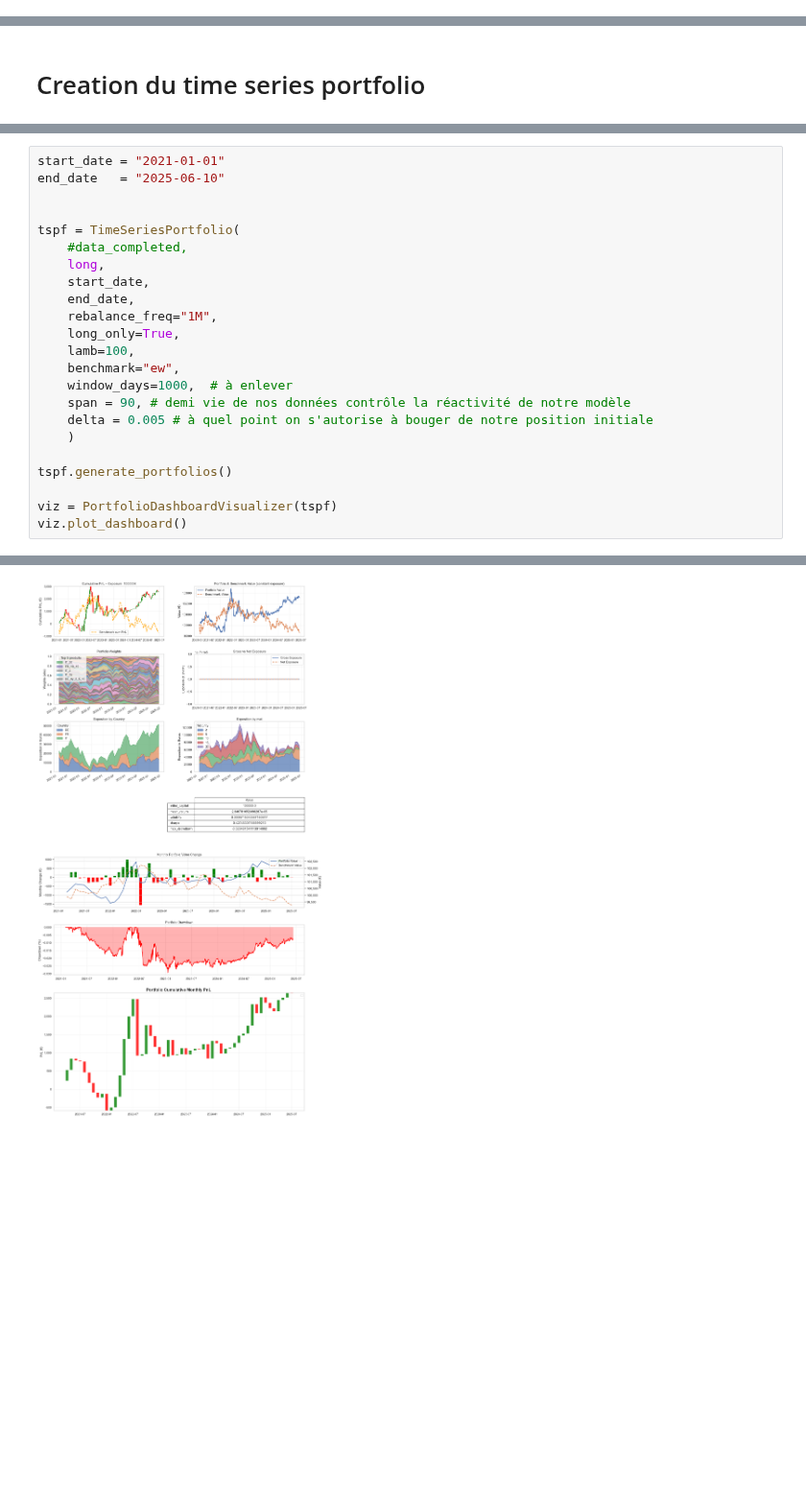
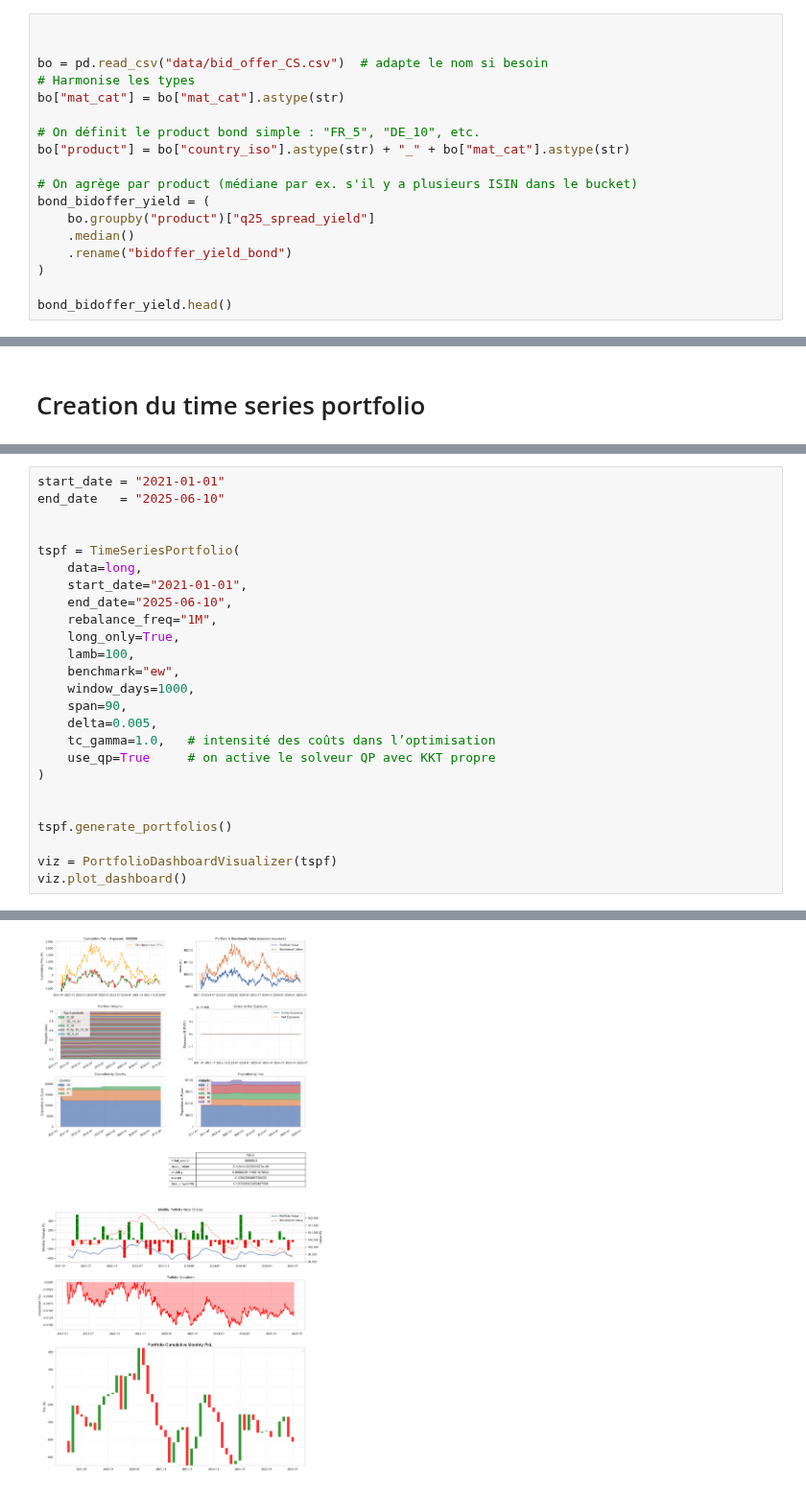
Before and after one commit to pradosth0/Markowitz_based_portfolio_allocation, a Jupyter notebook: pf_bond.ipynb, the cells around one changed output, grey strips where cells are left out. Shown at 96% size. Saved outputs shown, nothing was run; the diff lists cells and outputs as text; blank space fills up the shorter version.

```diff
--- a/pf_bond.ipynb
+++ b/pf_bond.ipynb
@@ -147,0 +151,18 @@ data_completed.head()
+# %%
+
+
+bo = pd.read_csv("data/bid_offer_CS.csv")  # adapte le nom si besoin
+# Harmonise les types
+bo["mat_cat"] = bo["mat_cat"].astype(str)
+
+# On définit le product bond simple : "FR_5", "DE_10", etc.
+bo["product"] = bo["country_iso"].astype(str) + "_" + bo["mat_cat"].astype(str)
+
+# On agrège par product (médiane par ex. s'il y a plusieurs ISIN dans le bucket)
+bond_bidoffer_yield = (
+    bo.groupby("product")["q25_spread_yield"]
+    .median()
+    .rename("bidoffer_yield_bond")
+)
+
+bond_bidoffer_yield.head()
@@ -899,18 +1197,20 @@ end_date   = "2025-06-10"
 
 
 tspf = TimeSeriesPortfolio(
-    #data_completed,
-    long,
-    start_date,
-    end_date,
+    data=long,
+    start_date="2021-01-01",
+    end_date="2025-06-10",
     rebalance_freq="1M",
     long_only=True,
     lamb=100,
     benchmark="ew",
-    window_days=1000,  # à enlever
-    span = 90, # demi vie de nos données contrôle la réactivité de notre modèle
-    delta = 0.005 # à quel point on s'autorise à bouger de notre position initiale
-    )
+    window_days=1000,
+    span=90,
+    delta=0.005,
+    tc_gamma=1.0,   # intensité des coûts dans l’optimisation
+    use_qp=True     # on active le solveur QP avec KKT propre
+)
+
 
 tspf.generate_portfolios()
 
@@ -921 +1222 @@ Tout a marché !!
-[figure, old version]
+[figure, new version]
```
Also changed, not shown: parts of 9 cells of this notebook.
